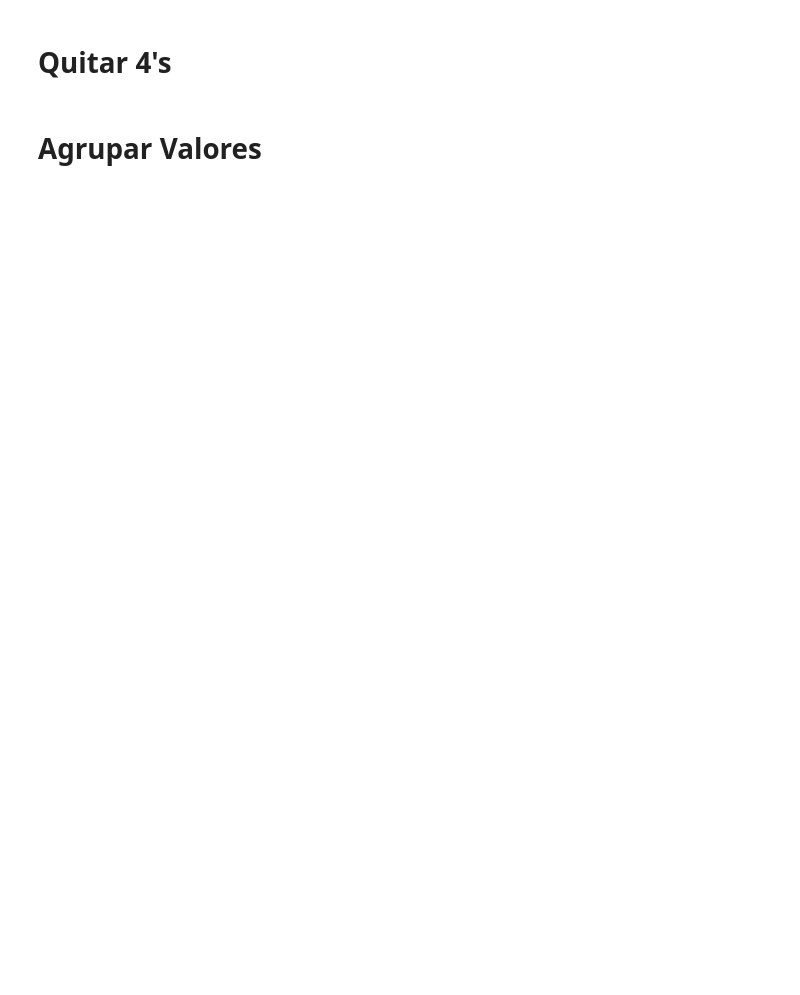
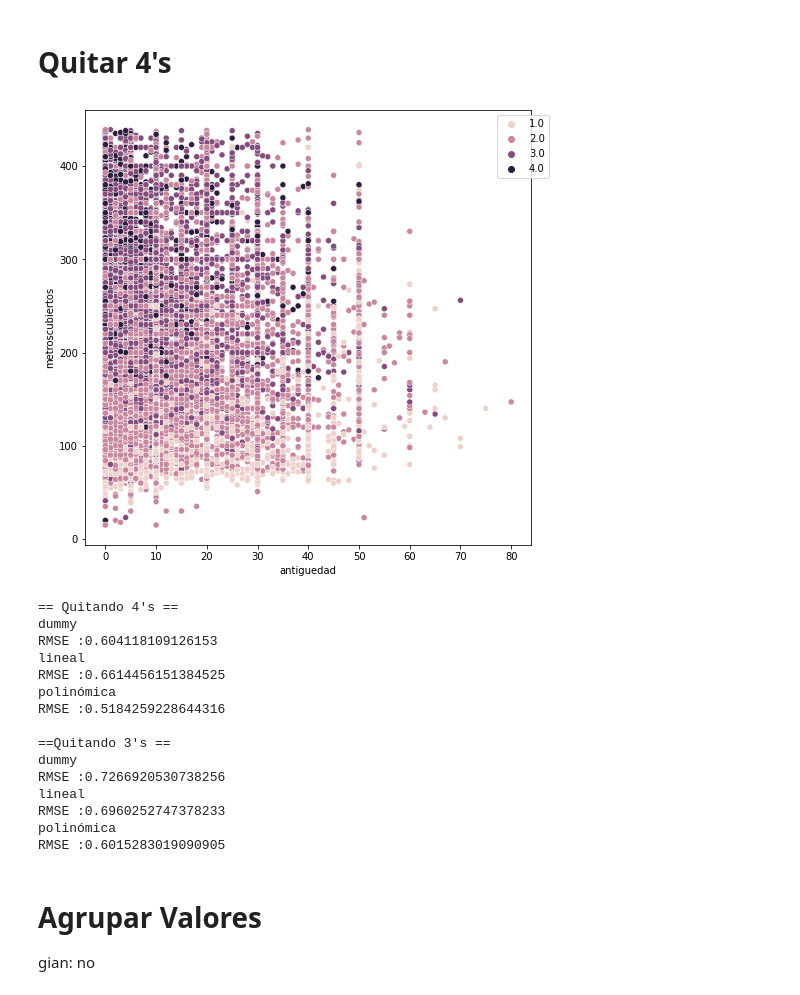
Before and after one commit to fzanollo/metodos-num, a Jupyter notebook: tp3/notebooks/Crafting Table.ipynb, the cells around one changed output. Drawn from its saved outputs; the diff is of its cells as text; code cells hidden in the pictures; blank space fills up the shorter version.

```diff
--- a/tp3/notebooks/Crafting Table.ipynb
+++ b/tp3/notebooks/Crafting Table.ipynb
@@ -53 +25,15 @@ def crearPhi(features, data , label):
+# %%
+#crea una matriz la cual tiene cada feature en sus columnas
+
+def crearPhi(fts, df, label):
+
+    subset_df = df[fts + [label]]
+    subset_df = subset_df.dropna()
+
+    X = subset_df[fts].to_numpy()
+    y = subset_df[label].to_numpy()
+    y = y.reshape( ( y.shape[0],1 ) )
+
+
+    return X, y
 # %%
@@ -247,4 +340,36 @@ RMSE :0.6211495890211103
 # %% [markdown]
 # Quitar 4's
+# %%
+dt = cleanData(ll, ["garages"])
+dt = dt[(dt["habitaciones"] == 3) & (dt["precio"] < dt["precio"].quantile(.95)) & (dt["precio"] >= dt["precio"].quantile(.3))]
+
+plt2Dim(dt, "antiguedad", "metroscubiertos", "banos")
+
+print("== Quitando 4's ==")
+dt1 = dt[(dt["banos"] != 4)]
+testAll(dt1, ["antiguedad", "metroscubiertos", "garages"])
+
+print("\n==Quitando 3's ==")
+dt2 = dt[(dt["banos"] != 3)]
+testAll(dt2, ["antiguedad", "metroscubiertos", "garages"])
+# %% [output]
+[figure, added]
+== Quitando 4's ==
+dummy
+RMSE :0.604118109126153
+lineal
+RMSE :0.6614456151384525
+polinómica
+RMSE :0.5184259228644316
+
+==Quitando 3's ==
+dummy
+RMSE :0.7266920530738256
+lineal
+RMSE :0.6960252747378233
+polinómica
+RMSE :0.6015283019090905
 # %% [markdown]
 # Agrupar Valores
+
+gian: no
```
Also changed, not shown: parts of 26 cells of this notebook.
